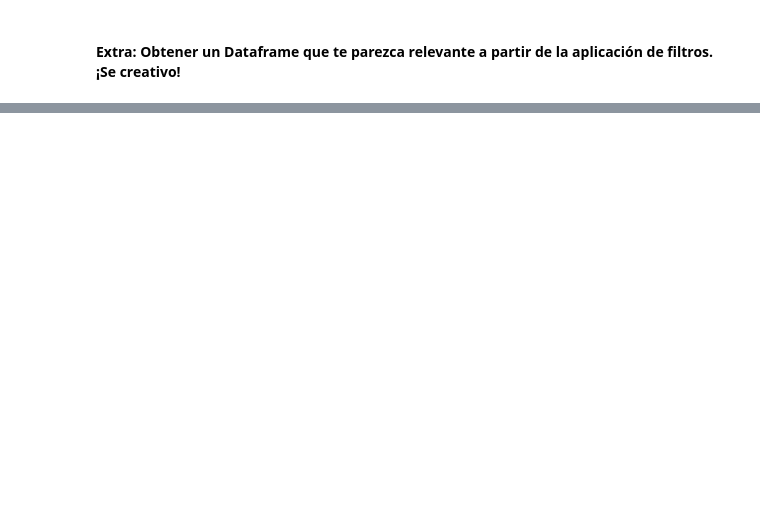
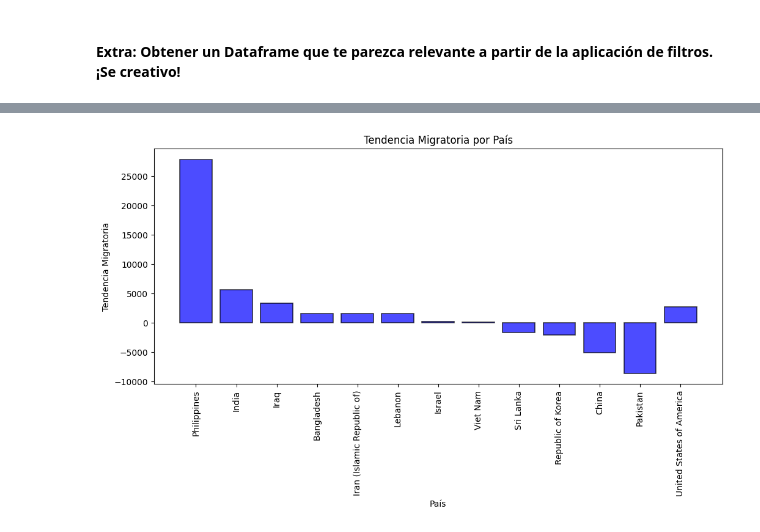
Before and after one commit to Panchi-db/Panchi_db_ejercicios_Bootcamp_Data_Science, a Jupyter notebook: Modulo 3/03.pandas_1_canada_csv.ipynb, the cells around one changed output, grey strips where cells are left out. Cells and saved outputs as stored; diff of their text form; code cells hidden in the pictures; blank space fills up the shorter version.

```diff
--- a/Modulo 3/03.pandas_1_canada_csv.ipynb
+++ b/Modulo 3/03.pandas_1_canada_csv.ipynb
@@ -836,3 +898,18 @@ df_max_migraciones
 | 185 | United States of America | 51395 |
 | 39 | Colombia | 27060 |
 | 75 | Haiti | 25838 |
+# %%
+
+df['Total_Migraciones'] = df[range(1980, 2014)].sum(axis=1)
+
+df_max_paises_continente = df.loc[df.groupby('Continente')['Total_Migraciones'].idxmax(), ['Continente', 'Total_Migraciones']]
+continentes_ordenados = df_max_paises_continente.sort_values(by='Total_Migraciones', ascending=False)['Continente']
+df_sorted = df.sort_values(by=['Continente', 'Total_Migraciones'], ascending=[True, False])
+df_top3_paises = df_sorted.groupby('Continente').head(3).reset_index(drop=True)
+
+df_top3_paises['Continente'] = pd.Categorical(df_top3_paises['Continente'], categories=continentes_ordenados, ordered=True)
+df_top3_paises = df_top3_paises.sort_values(by=['Continente', 'Total_Migraciones'], ascending=[True, False])
+
+df_top3_paises = df_top3_paises[['Continente', 'Pais', 'Total_Migraciones']]
+
+df_top3_paises
@@ -845,2 +952,18 @@ array(['Asia', 'Europa', 'Africa', 'Oceania', 'America'], dtype=object)
 # %% [markdown]
 #### Extra: Obtener un Dataframe que te parezca relevante a partir de la aplicación de filtros. ¡Se creativo!
+# %%
+df['Total_Migraciones'] = df[range(1980, 2014)].sum(axis=1)
+
+promedio_continente = df.groupby('Continente')['Total_Migraciones'].mean()
+continentes_destacados = promedio_continente[promedio_continente > promedio_continente.mean()].index
+
+df_filtro = df[df['Continente'].isin(continentes_destacados)]
+umbral_migraciones = df_filtro['Total_Migraciones'].quantile(0.75)
+df_filtro = df_filtro[df_filtro['Total_Migraciones'] > umbral_migraciones]
+columnas_relevantes = ['Continente', 'Pais', 'Total_Migraciones'] + list(range(2000, 2011))
+df_filtro = df_filtro[columnas_relevantes]
+df_filtro['Tendencia_Migratoria'] = df_filtro[2010] - df_filtro[2000]
+df_filtro = df_filtro.sort_values(by=['Continente', 'Tendencia_Migratoria'], ascending=[True, False]).reset_index(drop=True)
+
+
+df_filtro
@@ -846,0 +985,14 @@ array(['Asia', 'Europa', 'Africa', 'Oceania', 'America'], dtype=object)
+# %%
+import matplotlib.pyplot as plt
+import seaborn as sns
+
+# Crear el gráfico
+plt.figure(figsize=(12, 5))
+plt.bar(df_filtro['Pais'], df_filtro['Tendencia_Migratoria'], facecolor= 'blue', alpha=0.7, edgecolor='black', linewidth=1.2, capsize=0.3, ecolor='black')
+plt.xticks(rotation=90)
+plt.title('Tendencia Migratoria por País')
+plt.xlabel('País')
+plt.ylabel('Tendencia Migratoria')
+plt.show()
+# %% [output]
+[figure, added]
```
Also changed, not shown: parts of 13 cells of this notebook.
